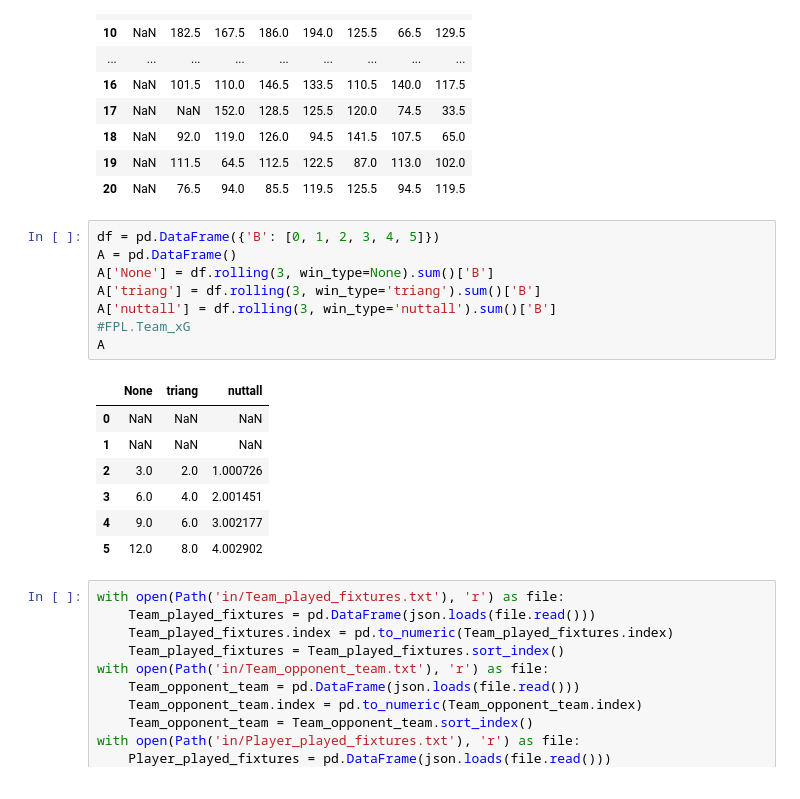
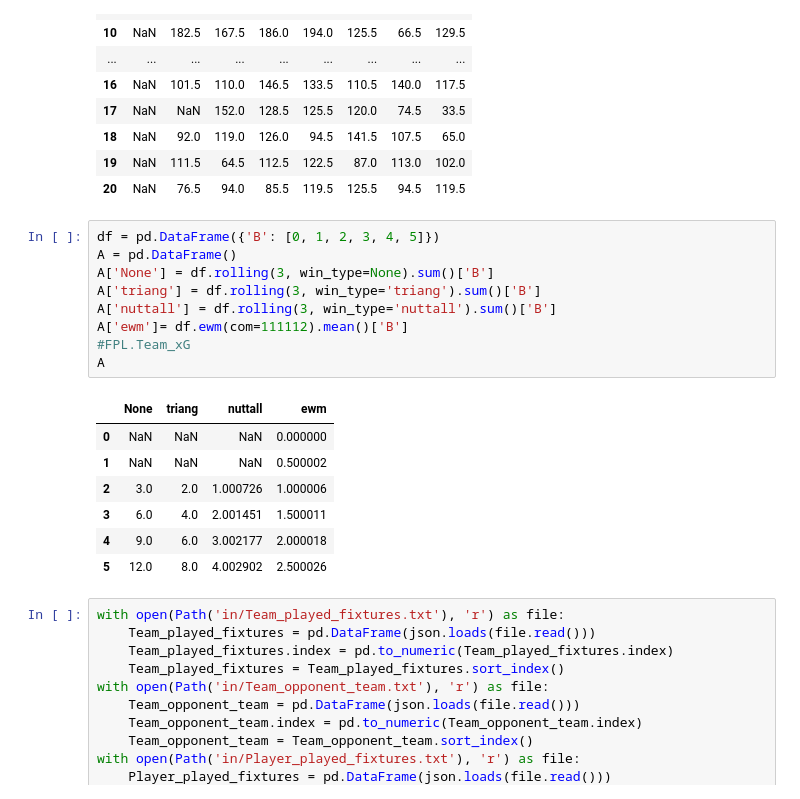
Before and after one commit to tikeve/tikeve.github.io, a Jupyter notebook: Source.ipynb, the cells around one changed output. Saved outputs shown, nothing was run; the diff lists cells and outputs as text.

```diff
--- a/Source.ipynb
+++ b/Source.ipynb
@@ -785,19 +957,20 @@ no_lists(FPL.Team_xG[FPL.Team_xG.columns[:2:-1]]).rolling(2, win_type=None, axis
 # %%
 df = pd.DataFrame({'B': [0, 1, 2, 3, 4, 5]})
 A = pd.DataFrame()
 A['None'] = df.rolling(3, win_type=None).sum()['B']
 A['triang'] = df.rolling(3, win_type='triang').sum()['B']
 A['nuttall'] = df.rolling(3, win_type='nuttall').sum()['B']
+A['ewm']= df.ewm(com=111112).mean()['B']
 #FPL.Team_xG
 A
 # %% [output]
-|  | None | triang | nuttall |
-| 0 | NaN | NaN | NaN |
-| 1 | NaN | NaN | NaN |
-| 2 | 3.0 | 2.0 | 1.000726 |
-| 3 | 6.0 | 4.0 | 2.001451 |
-| 4 | 9.0 | 6.0 | 3.002177 |
-| 5 | 12.0 | 8.0 | 4.002902 |
+|  | None | triang | nuttall | ewm |
+| 0 | NaN | NaN | NaN | 0.000000 |
+| 1 | NaN | NaN | NaN | 0.500002 |
+| 2 | 3.0 | 2.0 | 1.000726 | 1.000006 |
+| 3 | 6.0 | 4.0 | 2.001451 | 1.500011 |
+| 4 | 9.0 | 6.0 | 3.002177 | 2.000018 |
+| 5 | 12.0 | 8.0 | 4.002902 | 2.500026 |
 # %%
 with open(Path('in/Team_played_fixtures.txt'), 'r') as file:
     Team_played_fixtures = pd.DataFrame(json.loads(file.read()))
```
Also changed, not shown: parts of 4 cells of this notebook, 2 other files.
